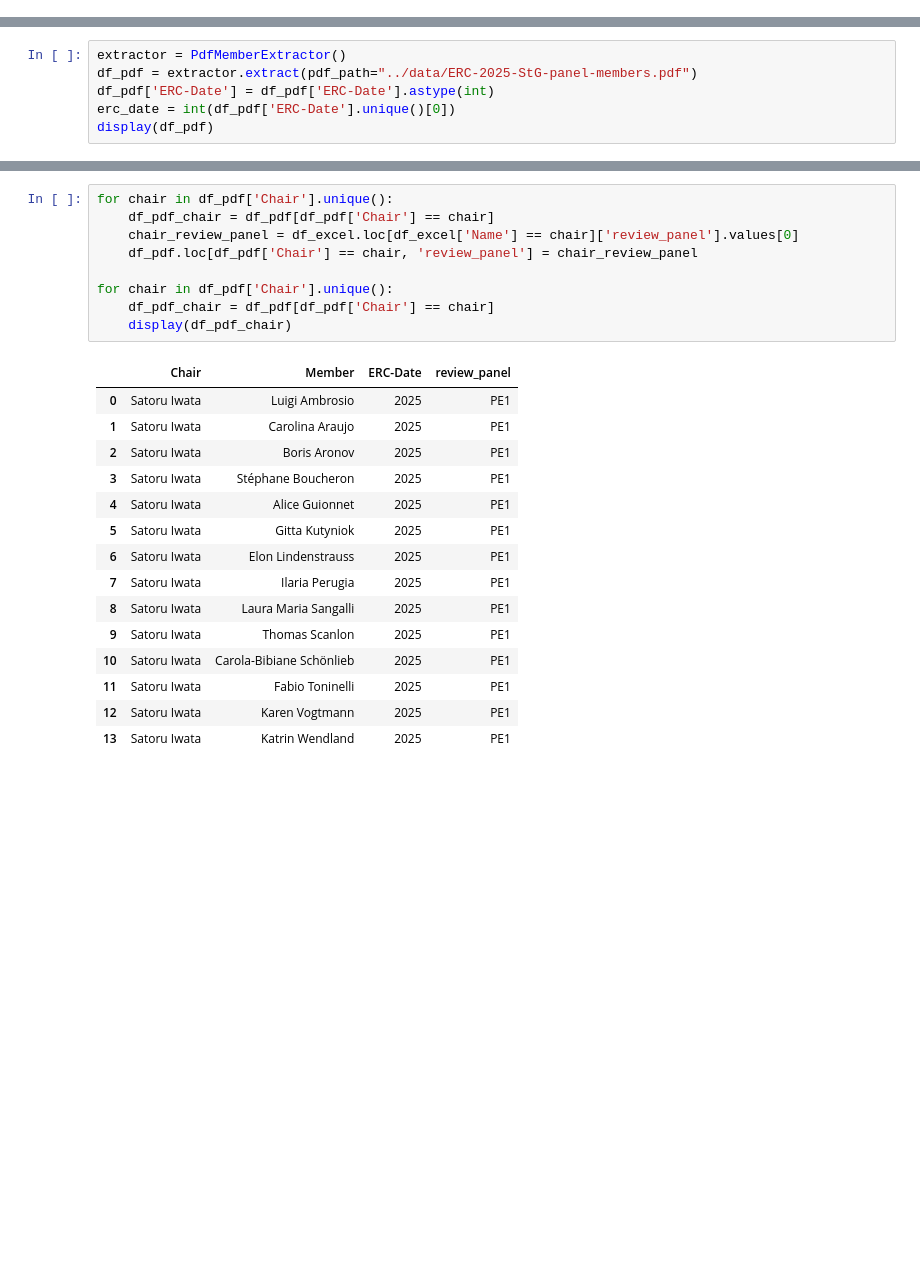
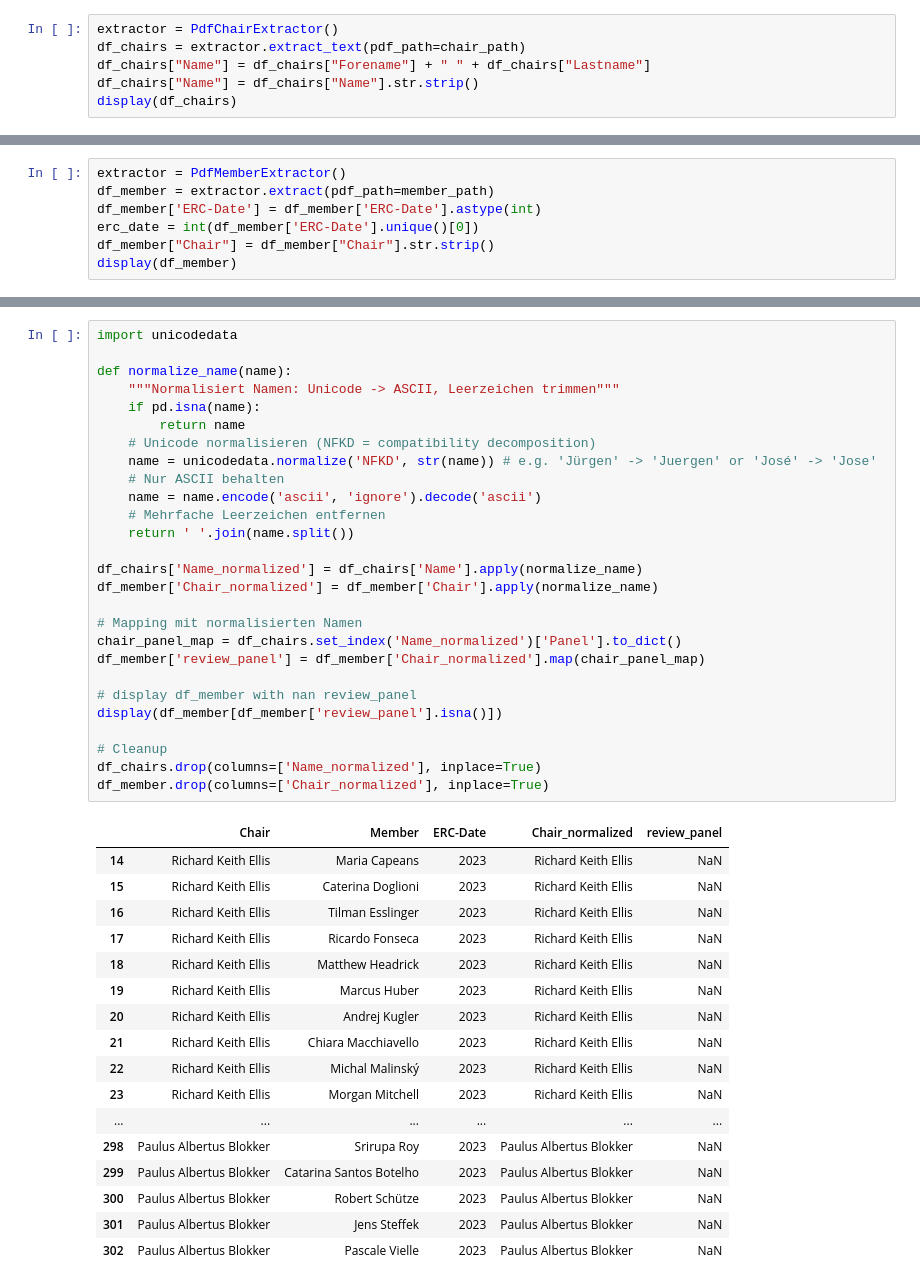
Before and after one commit to RATFIVE/GEOMAR-ERC, a Jupyter notebook: notebooks/test_extracting_data_pdf.ipynb, the cells around one changed output, grey strips where cells are left out. Drawn from its saved outputs; the diff is of its cells as text; blank space fills up the shorter version.

```diff
--- a/notebooks/test_extracting_data_pdf.ipynb
+++ b/notebooks/test_extracting_data_pdf.ipynb
@@ -3,0 +11,6 @@ import pandas as pd
+# %%
+extractor = PdfChairExtractor()
+df_chairs = extractor.extract_text(pdf_path=chair_path)
+df_chairs["Name"] = df_chairs["Forename"] + " " + df_chairs["Lastname"]
+df_chairs["Name"] = df_chairs["Name"].str.strip()
+display(df_chairs)
@@ -4,8 +35,9 @@ import pandas as pd
 # %%
 extractor = PdfMemberExtractor()
-df_pdf = extractor.extract(pdf_path="../data/ERC-2025-StG-panel-members.pdf")
-df_pdf['ERC-Date'] = df_pdf['ERC-Date'].astype(int)
-erc_date = int(df_pdf['ERC-Date'].unique()[0])
-display(df_pdf)
+df_member = extractor.extract(pdf_path=member_path)
+df_member['ERC-Date'] = df_member['ERC-Date'].astype(int)
+erc_date = int(df_member['ERC-Date'].unique()[0])
+df_member["Chair"] = df_member["Chair"].str.strip()
+display(df_member)
 # %% [output]
 |  | Chair | Member | ERC-Date |
@@ -56,25 +75,45 @@ display(df_excel.head())
 # %%
-for chair in df_pdf['Chair'].unique():
-    df_pdf_chair = df_pdf[df_pdf['Chair'] == chair]
-    chair_review_panel = df_excel.loc[df_excel['Name'] == chair]['review_panel'].values[0]
-    df_pdf.loc[df_pdf['Chair'] == chair, 'review_panel'] = chair_review_panel
+import unicodedata
 
-for chair in df_pdf['Chair'].unique():
-    df_pdf_chair = df_pdf[df_pdf['Chair'] == chair]
-    display(df_pdf_chair)
+def normalize_name(name):
+    """Normalisiert Namen: Unicode -> ASCII, Leerzeichen trimmen"""
+    if pd.isna(name):
+        return name
+    # Unicode normalisieren (NFKD = compatibility decomposition)
+    name = unicodedata.normalize('NFKD', str(name)) # e.g. 'Jürgen' -> 'Juergen' or 'José' -> 'Jose'
+    # Nur ASCII behalten
+    name = name.encode('ascii', 'ignore').decode('ascii')
+    # Mehrfache Leerzeichen entfernen
+    return ' '.join(name.split())
+
+df_chairs['Name_normalized'] = df_chairs['Name'].apply(normalize_name)
+df_member['Chair_normalized'] = df_member['Chair'].apply(normalize_name)
+
+# Mapping mit normalisierten Namen
+chair_panel_map = df_chairs.set_index('Name_normalized')['Panel'].to_dict()
+df_member['review_panel'] = df_member['Chair_normalized'].map(chair_panel_map)
+
+# display df_member with nan review_panel
+display(df_member[df_member['review_panel'].isna()])
+
+# Cleanup
+df_chairs.drop(columns=['Name_normalized'], inplace=True)
+df_member.drop(columns=['Chair_normalized'], inplace=True)
 # %% [output]
-|  | Chair | Member | ERC-Date | review_panel |
-| 0 | Satoru Iwata | Luigi Ambrosio | 2025 | PE1 |
-| 1 | Satoru Iwata | Carolina Araujo | 2025 | PE1 |
-| 2 | Satoru Iwata | Boris Aronov | 2025 | PE1 |
-| 3 | Satoru Iwata | Stéphane Boucheron | 2025 | PE1 |
-| 4 | Satoru Iwata | Alice Guionnet | 2025 | PE1 |
-| 5 | Satoru Iwata | Gitta Kutyniok | 2025 | PE1 |
-| 6 | Satoru Iwata | Elon Lindenstrauss | 2025 | PE1 |
-| 7 | Satoru Iwata | Ilaria Perugia | 2025 | PE1 |
-| 8 | Satoru Iwata | Laura Maria Sangalli | 2025 | PE1 |
-| 9 | Satoru Iwata | Thomas Scanlon | 2025 | PE1 |
-| 10 | Satoru Iwata | Carola-Bibiane Schönlieb | 2025 | PE1 |
-| 11 | Satoru Iwata | Fabio Toninelli | 2025 | PE1 |
-| 12 | Satoru Iwata | Karen Vogtmann | 2025 | PE1 |
-| 13 | Satoru Iwata | Katrin Wendland | 2025 | PE1 |
+|  | Chair | Member | ERC-Date | Chair_normalized | review_panel |
+| 14 | Richard Keith Ellis | Maria Capeans | 2023 | Richard Keith Ellis | NaN |
+| 15 | Richard Keith Ellis | Caterina Doglioni | 2023 | Richard Keith Ellis | NaN |
+| 16 | Richard Keith Ellis | Tilman Esslinger | 2023 | Richard Keith Ellis | NaN |
+| 17 | Richard Keith Ellis | Ricardo Fonseca | 2023 | Richard Keith Ellis | NaN |
+| 18 | Richard Keith Ellis | Matthew Headrick | 2023 | Richard Keith Ellis | NaN |
+| 19 | Richard Keith Ellis | Marcus Huber | 2023 | Richard Keith Ellis | NaN |
+| 20 | Richard Keith Ellis | Andrej Kugler | 2023 | Richard Keith Ellis | NaN |
+| 21 | Richard Keith Ellis | Chiara Macchiavello | 2023 | Richard Keith Ellis | NaN |
+| 22 | Richard Keith Ellis | Michal Malinský | 2023 | Richard Keith Ellis | NaN |
+| 23 | Richard Keith Ellis | Morgan Mitchell | 2023 | Richard Keith Ellis | NaN |
+| ... | ... | ... | ... | ... | ... |
+| 298 | Paulus Albertus Blokker | Srirupa Roy | 2023 | Paulus Albertus Blokker | NaN |
+| 299 | Paulus Albertus Blokker | Catarina Santos Botelho | 2023 | Paulus Albertus Blokker | NaN |
+| 300 | Paulus Albertus Blokker | Robert Schütze | 2023 | Paulus Albertus Blokker | NaN |
+| 301 | Paulus Albertus Blokker | Jens Steffek | 2023 | Paulus Albertus Blokker | NaN |
+| 302 | Paulus Albertus Blokker | Pascale Vielle | 2023 | Paulus Albertus Blokker | NaN |
```
Also changed, not shown: parts of 8 cells of this notebook, 13 other files.
